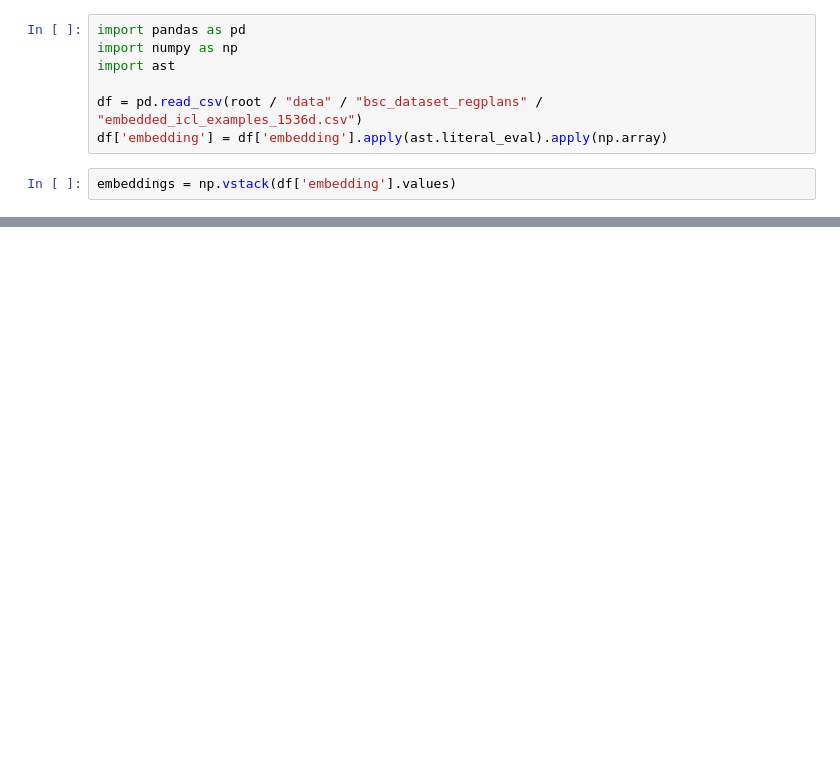
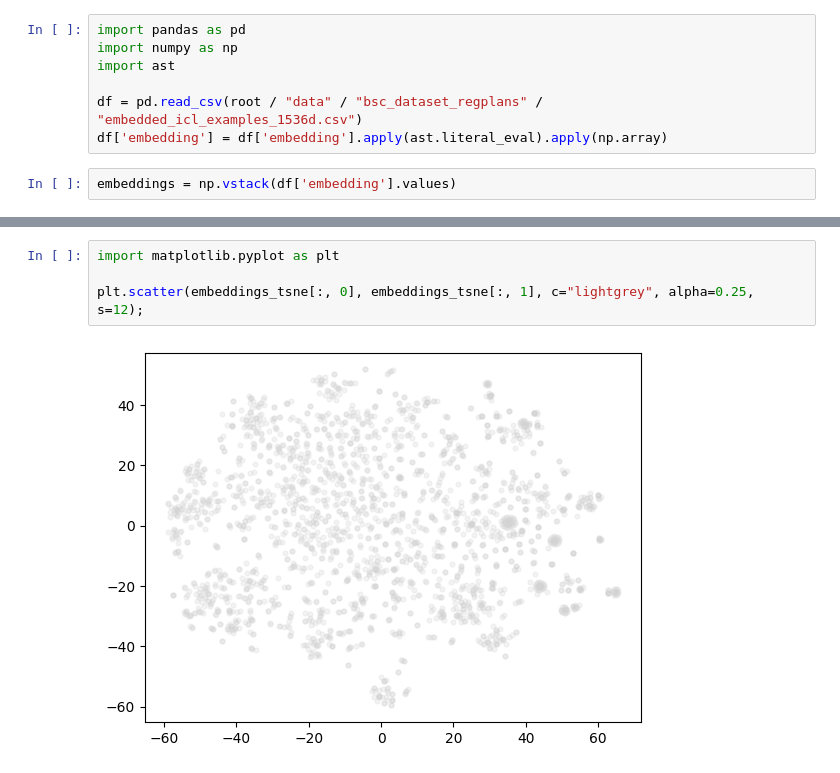
Before and after one commit to sbfroy/prompt-paper, a Jupyter notebook: notebooks/testing_HDBSCAN.ipynb, the cells around one changed output, grey strips where cells are left out. Cells and saved outputs as stored; diff of their text form; blank space fills up the shorter version.

Commit message:
Param exploration with plottings

```diff
--- a/notebooks/testing_HDBSCAN.ipynb
+++ b/notebooks/testing_HDBSCAN.ipynb
@@ -29,2 +48,8 @@ n_jobs value 1 overridden to 1 by setting random_state. Use no seed for parallel
+# %%
+import matplotlib.pyplot as plt
+
+plt.scatter(embeddings_tsne[:, 0], embeddings_tsne[:, 1], c="lightgrey", alpha=0.25, s=12);
+# %% [output]
+[figure, added]
 # %%
 import hdbscan
```
Also changed, not shown: parts of 8 cells of this notebook.
